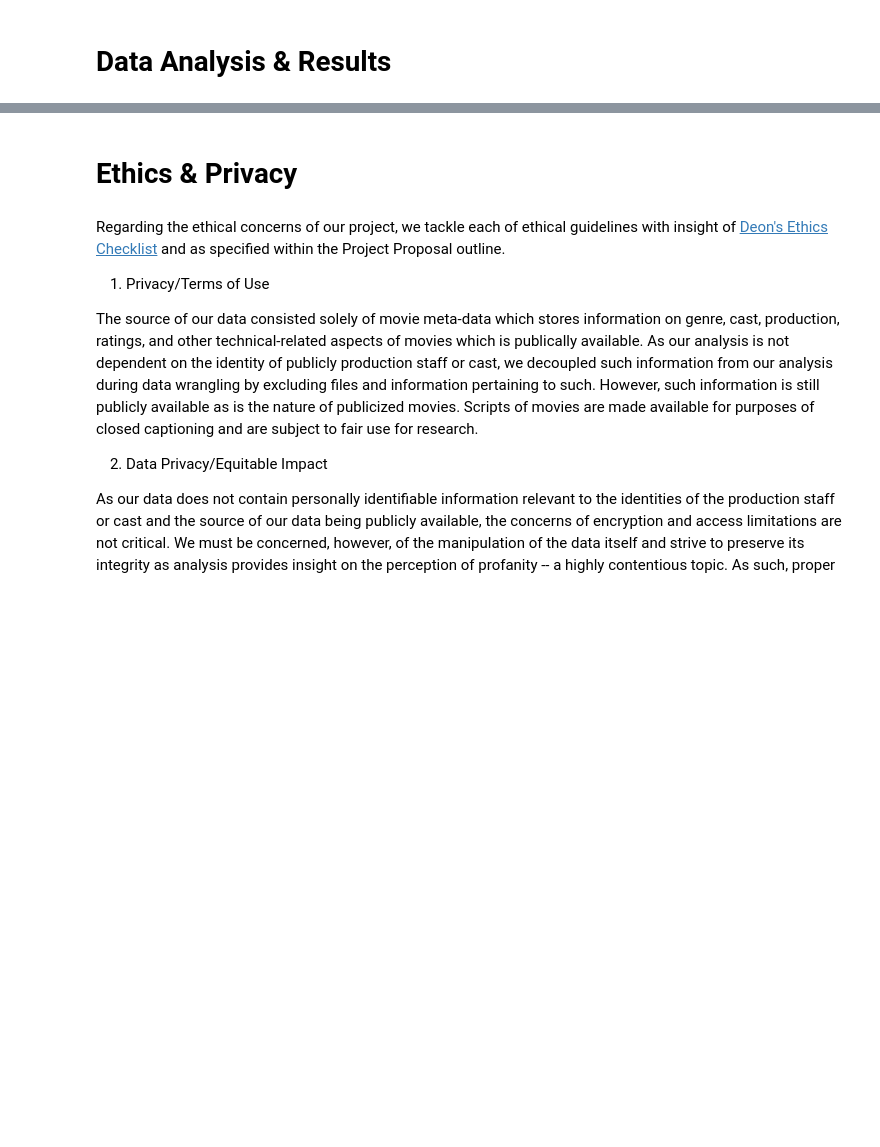
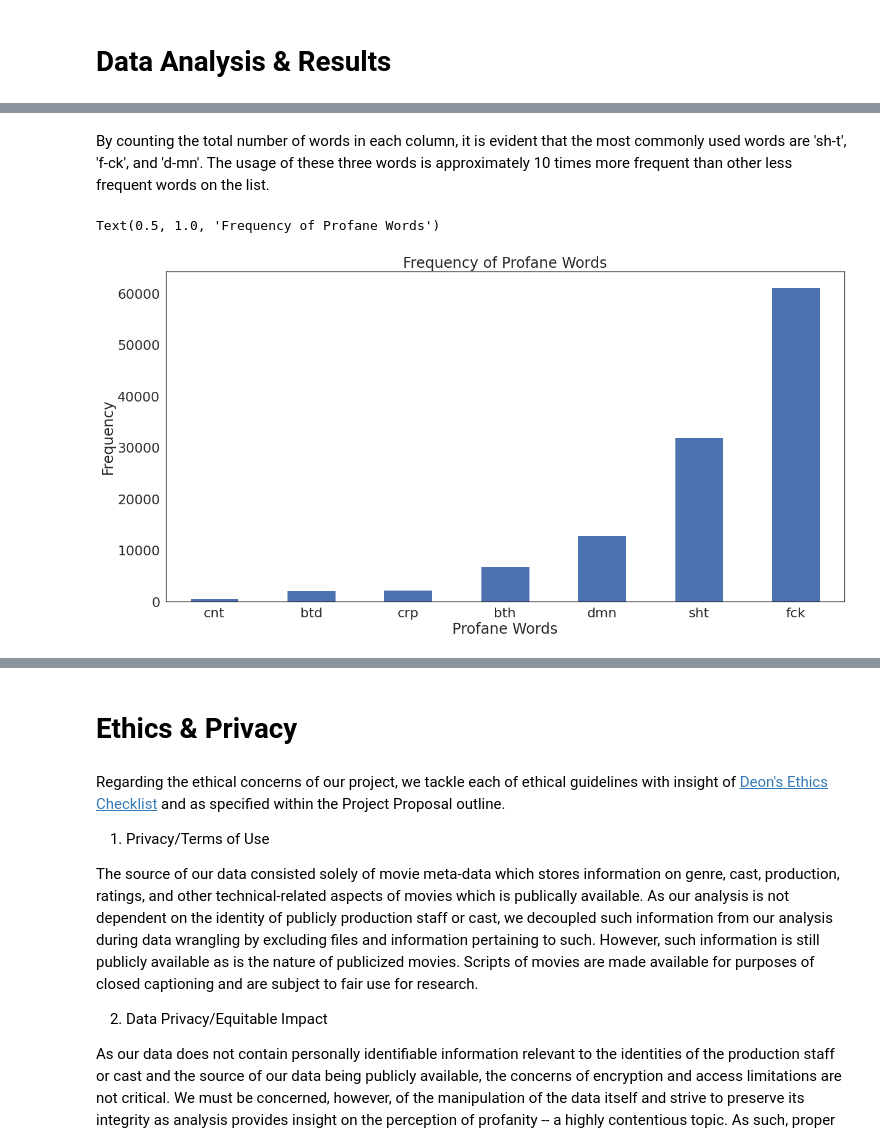
Before and after one commit to ima-quack/COGS108_ProfanityResearch, a Jupyter notebook: FinalProjectGroup_039-Wi23.ipynb, the cells around one changed output, grey strips where cells are left out. Cells and saved outputs as stored; diff of their text form; code cells hidden in the pictures; blank space fills up the shorter version.

Commit message:
added data wrangling and EDA

```diff
--- a/FinalProjectGroup_039-Wi23.ipynb
+++ b/FinalProjectGroup_039-Wi23.ipynb
@@ -125,3 +123,27 @@ This source is to help extract data regarding the [Motion Picture Association of
+# %%
+import pandas as pd
+import numpy as np
+
+# Import seaborn and apply its plotting styles
+import seaborn as sns
+sns.set(font_scale=2, style="white")
+
+# import matplotlib
+import matplotlib as mpl
+import matplotlib.pyplot as plt
+import matplotlib.style as style
+# set plotting size parameter
+plt.rcParams['figure.figsize'] = (20, 10)
+
+#import stat models
+import statsmodels.api as sm
+from scipy.stats import spearmanr
+from scipy.stats import pearsonr
+from statsmodels.tsa.stattools import adfuller
+from statsmodels.tsa.seasonal import seasonal_decompose
+from sklearn.model_selection import train_test_split
+from sklearn.neighbors import KNeighborsClassifier
+from statsmodels.tsa.arima.model import ARIMA
 # %% [markdown]
 # Data Cleaning
 # %% [markdown]
@@ -138,0 +199,4 @@ Include cells that describe the steps in your data analysis.
+# %%
+# Read in the profane words count dataset
+df = pd.read_csv('cleaned_data/movie_profane_words_count.csv')
+df.head()
@@ -138,0 +212,4 @@ Include cells that describe the steps in your data analysis.
+# %%
+# Sum up all columns that represent a profane word
+column_sums = df.iloc[:, 1:-1].sum()
+print(column_sums)
@@ -138,0 +225,18 @@ Include cells that describe the steps in your data analysis.
+# %% [markdown]
+By counting the total number of words in each column, it is evident that the most commonly used words are 'sh-t', 'f-ck', and 'd-mn'. The usage of these three words is approximately 10 times more frequent than other less frequent words on the list.
+# %%
+# Define a dictionary to rename the profane words
+column_labels = {'fuck':'fck', 'shit':'sht', 'damn':'dmn', 'bitch':'bth', 'crap':'crp', 'bastard':'btd', 'cunt':'cnt'}
+
+# Sort columns from lowest to highest and rename
+column_sums_sorted = column_sums.sort_values(ascending=True)
+column_sums_sorted_renamed = column_sums_sorted.rename(index=column_labels)
+
+# Create barplot using sorted and renamed columns
+plt = column_sums_sorted_renamed.plot(kind='bar', rot=0)
+plt.set_xlabel('Profane Words')
+plt.set_ylabel('Frequency')
+plt.set_title('Frequency of Profane Words')
+# %% [output]
+Text(0.5, 1.0, 'Frequency of Profane Words')
+[figure, added]
```
Also changed, not shown: parts of 16 cells of this notebook.
